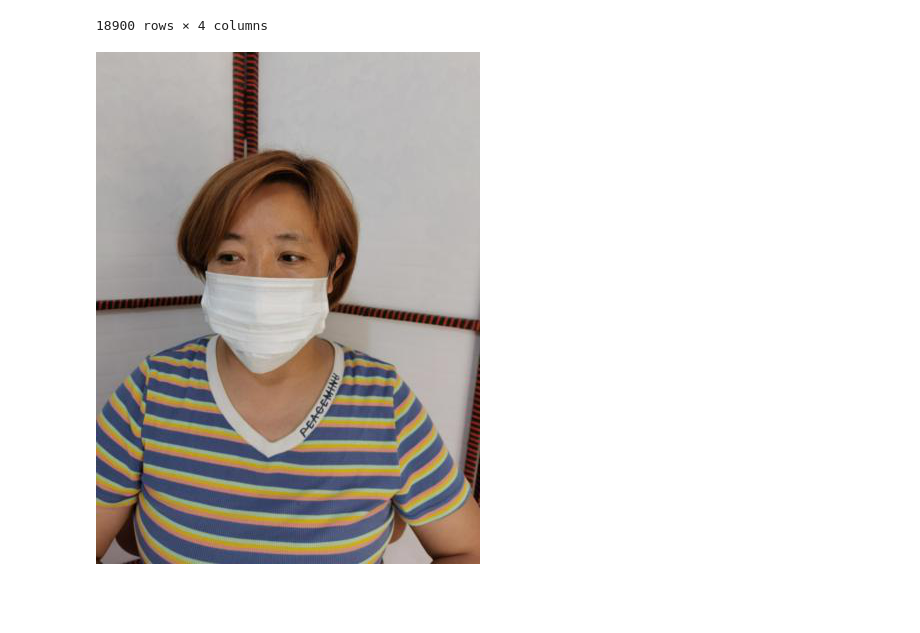
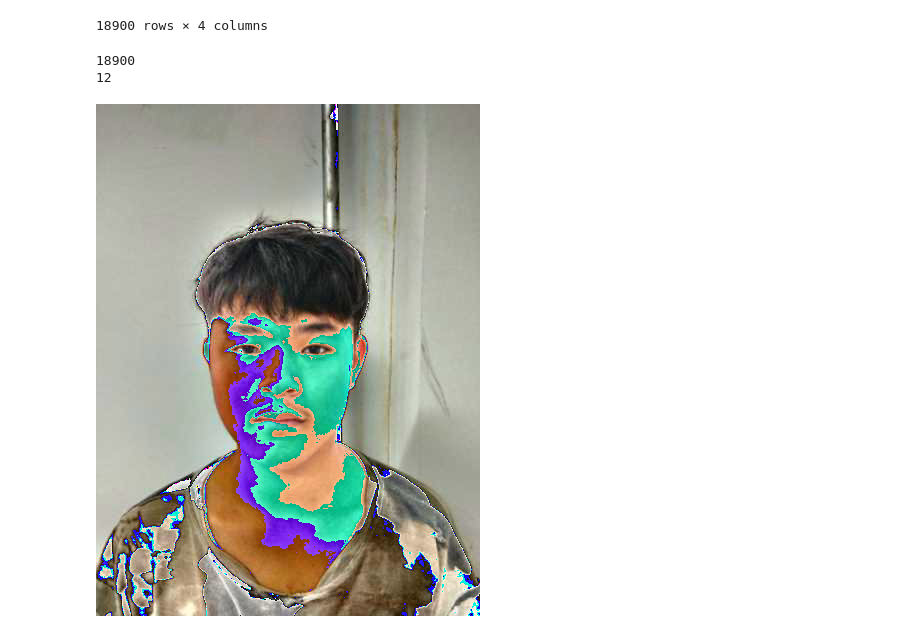
Before and after one commit to boostcampaitech2/image-classification-level1-12, a Jupyter notebook: sm/guideline/datasets.ipynb, the cells around one changed output. Saved outputs shown, nothing was run; the diff lists cells and outputs as text; code cells hidden in the pictures; blank space fills up the shorter version.

```diff
--- a/sm/guideline/datasets.ipynb
+++ b/sm/guideline/datasets.ipynb
@@ -113,30 +115,37 @@ labeled_dict
 # %%
 class MaskDataset(Dataset):
     def __init__(self, data, transform= None):
         self.data = data
         self.classes = ['label', 'gender', 'age', 'locate']
         self.transform = transform
 
     def __len__(self):
         return (len(self.data))
 
     def __getitem__(self, idx):
         X = Image.open(self.data['locate'].iloc[idx])
         y = self.data['label'].iloc[idx]
         if self.transform is not None:
             X = self.transform(X)
 
         return X,y
 
 datasets = MaskDataset(labeled_dict,
 transforms.Compose([
     # 선형 보간법을 사용하여 출력 픽셀값을 계산 -> 부드러운 느낌을 준다는데 누구 기준인진 잘
     transforms.Resize((512,384), Image.BILINEAR),
     transforms.ToTensor(),
+    transforms.Normalize(0.5, 0.5),
     ])
 )
-img,lb = datasets[0]
+
+print(len(datasets))
+#tuple 로 반환하는거 확인
+img,lb = datasets[18899]
+print(lb)
 im_pil = transforms.ToPILImage()(img)
 im_pil
 # %% [output]
+18900
+12
-[figure, old version]
+[figure, new version]
```
Also changed, not shown: parts of 5 cells of this notebook, 1 other file.
